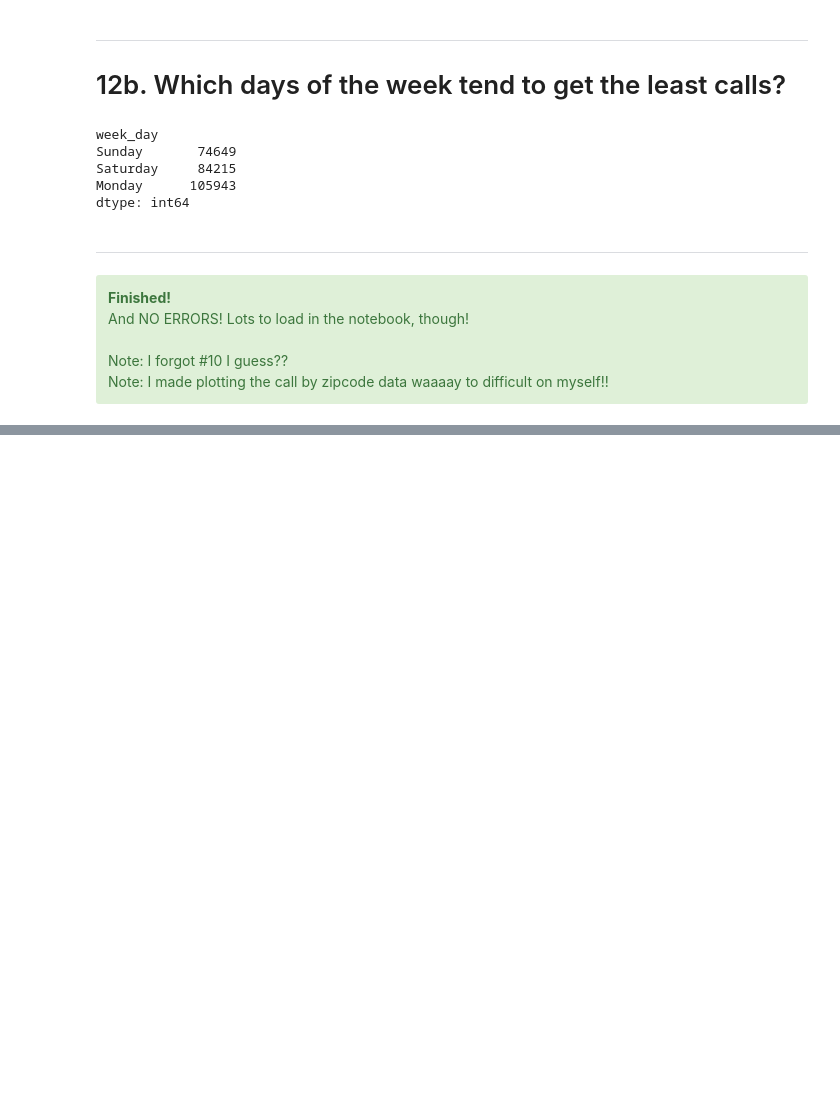
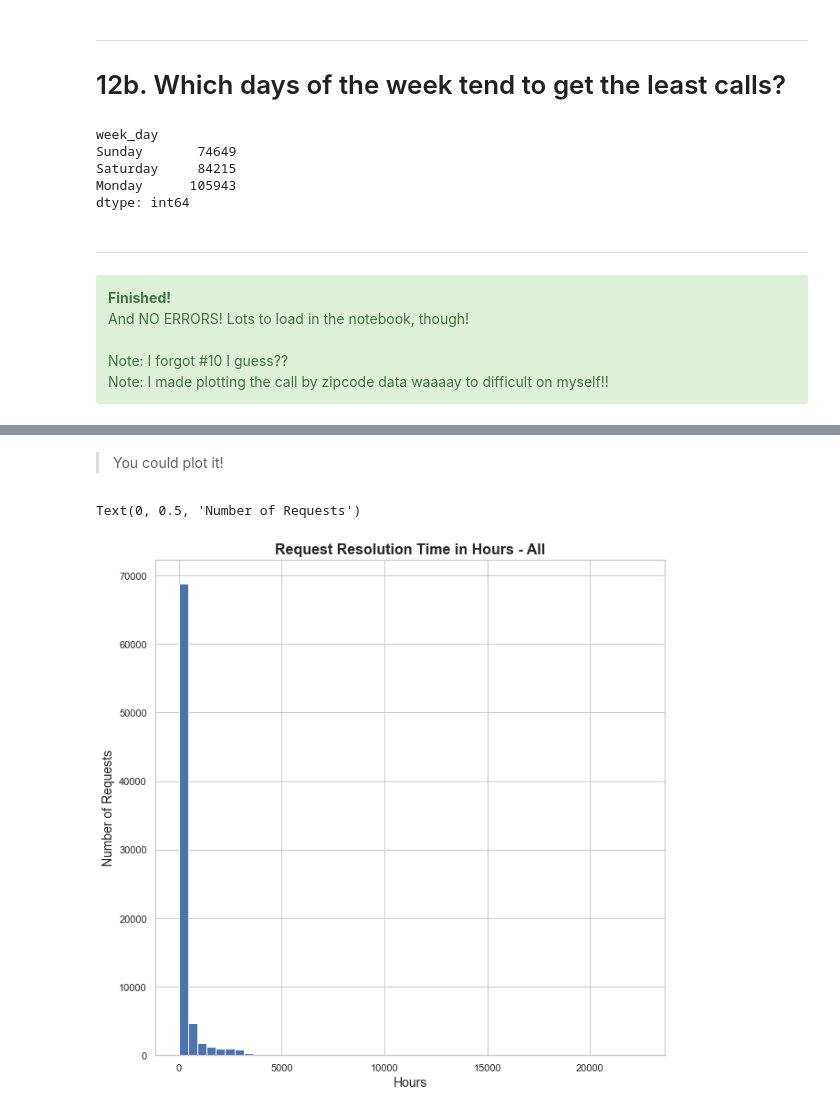
Before and after one commit to theheatherlwalker/NSS-Analytics-Jumpstart-2022-06, a Jupyter notebook: notebooks/hwalker_jumpstart_analysis.ipynb, the cells around one changed output, grey strips where cells are left out. Cells and saved outputs as stored; diff of their text form; code cells hidden in the pictures; blank space fills up the shorter version.

Commit message:
2022-06-11 as far as I could get in Week 2

```diff
--- a/notebooks/hwalker_jumpstart_analysis.ipynb
+++ b/notebooks/hwalker_jumpstart_analysis.ipynb
@@ -1085,0 +1095,6 @@ Name: request_type, dtype: int64
+# %%
+# Add a column with timedelta format of hours
+
+hub['resolution_time_hours'] = hub['resolution_time']/pd.Timedelta(hours=1)
+
+hub.head()
@@ -1085,0 +1112,9 @@ Name: request_type, dtype: int64
+# %%
+# Moving *resolution_time_hours* to next to *resolution_time*
+
+resolution_time_hours = hub['resolution_time_hours']
+hub = hub.drop(columns=['resolution_time_hours'])
+hub.insert(loc=8, column='resolution_time_hours', value=resolution_time_hours)
+
+# Checking that it put it in the correct spot.
+hub.head()
@@ -1085,0 +1149,15 @@ Name: request_type, dtype: int64
+# %% [markdown]
+> You could plot it!
+# %%
+# Plot on histogram -- increase number of bins and the figsize.
+
+hub['resolution_time_hours'].hist(bins=50,
+                                 figsize=(10,10))
+
+plt.title('Request Resolution Time in Hours - All', fontsize = 16, fontweight='bold');
+
+plt.xlabel('Hours', fontsize = 14)
+plt.ylabel('Number of Requests', fontsize = 14)
+# %% [output]
+Text(0, 0.5, 'Number of Requests')
+[figure, added]
```
Also changed, not shown: parts of 95 cells of this notebook.
